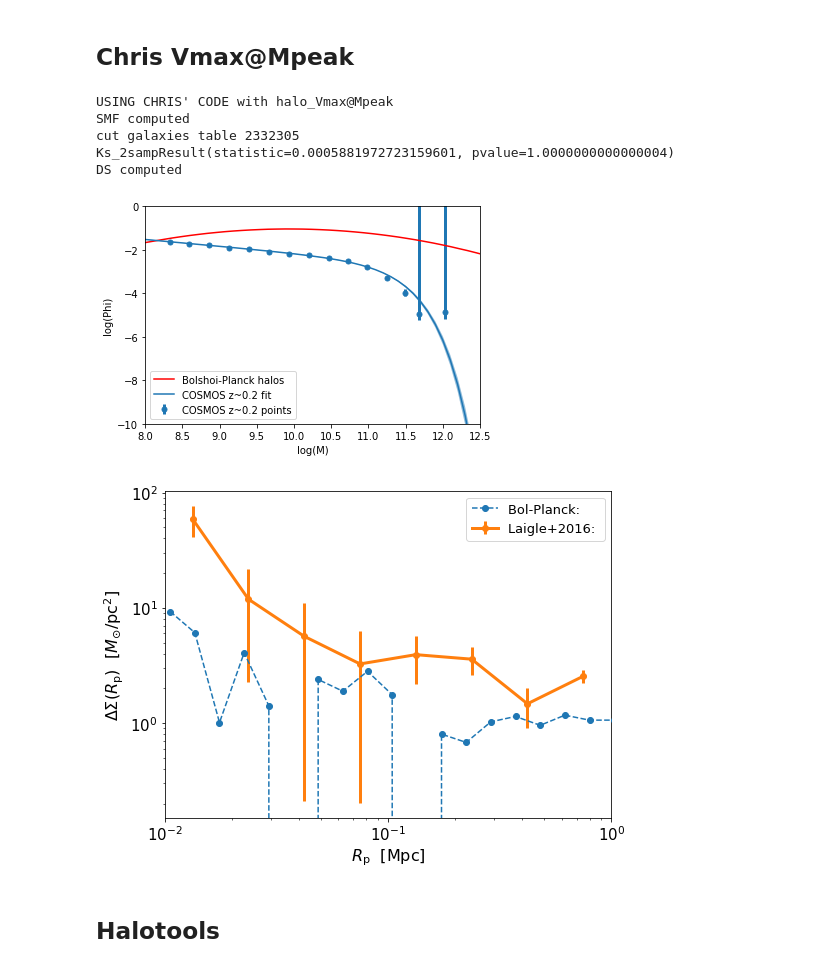
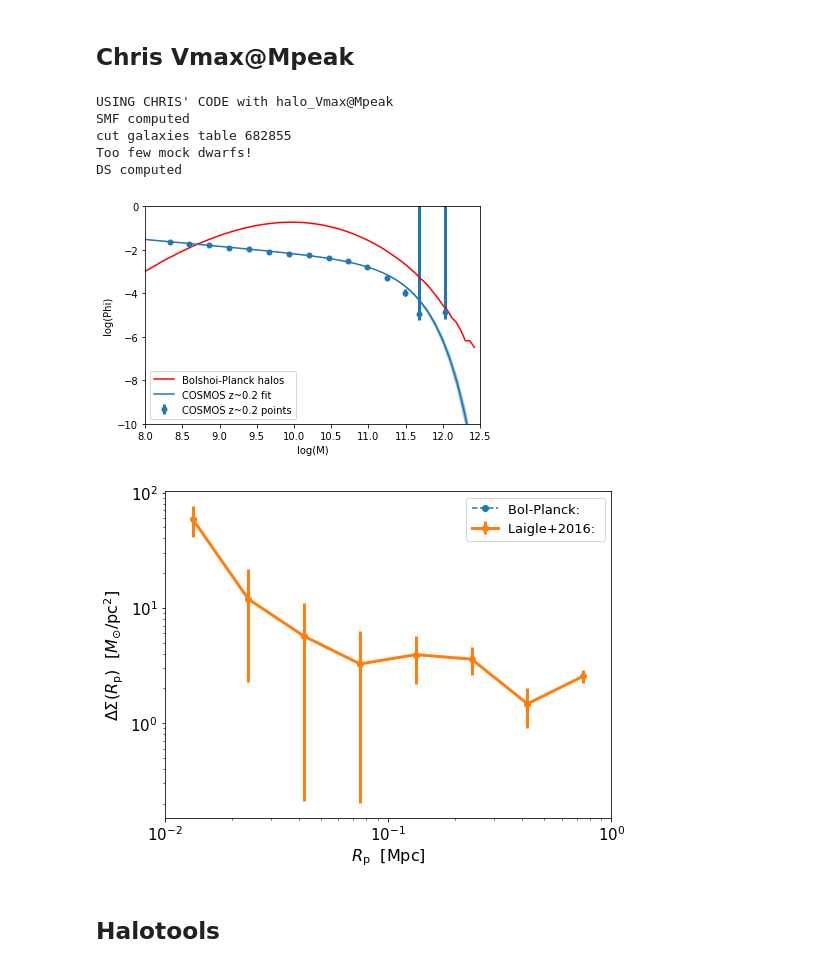
Before and after one commit to f-ardila/dwarf_lensing, a Jupyter notebook: halotools_vs_chris.ipynb, the cells around one changed output. Saved outputs shown, nothing was run; the diff lists cells and outputs as text; code cells hidden in the pictures.

Commit message:
realized scatter was using [12,15] even with velocities, changed to [2,3]. svn cloned chris functions and now call them with a wrapper function.

```diff
--- a/halotools_vs_chris.ipynb
+++ b/halotools_vs_chris.ipynb
@@ -266,19 +164,19 @@ DS computed
 ## Chris Vmax@Mpeak
 # %%
 Vmax_params = [0.4,0.2, 2.4, 10.91, 0.45, 0.3, 0.2]
-chris_stellar_masses = get_sm_for_sim(halo_data, Vmax_params, config['sim_mass_x_field'], sanity=False)
+chris_stellar_masses = get_chris_stellar_masses(Vmax_params, config, sim_data)
 
 config['sim_mass_x_field'] = 'halo_Vmax@Mpeak'
 config['sim_halotools'] = False
 plot_from_params(Vmax_params, config, cosmos_data, sim_data)
 # %% [output]
 USING CHRIS' CODE with halo_Vmax@Mpeak
 SMF computed
-cut galaxies table 2332305
-Ks_2sampResult(statistic=0.0005881972723159601, pvalue=1.0000000000000004)
+cut galaxies table 682855
+Too few mock dwarfs!
 DS computed
-[figure, old version]
+[figure, new version]
-[figure, old version]
+[figure, new version]
 # %% [markdown]
 ## Halotools
 # %%
```
Also changed, not shown: parts of 8 cells of this notebook, 1 other file.
